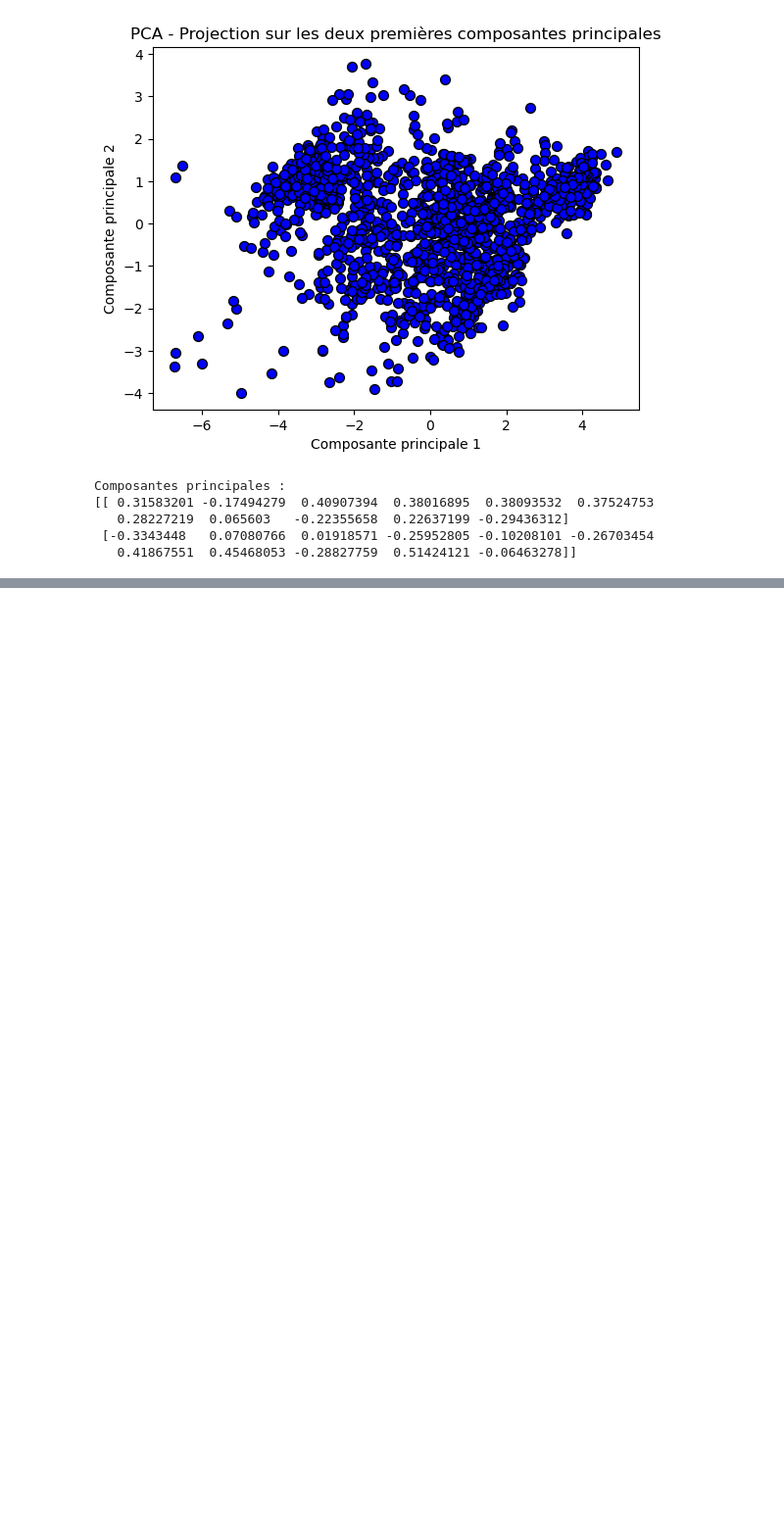
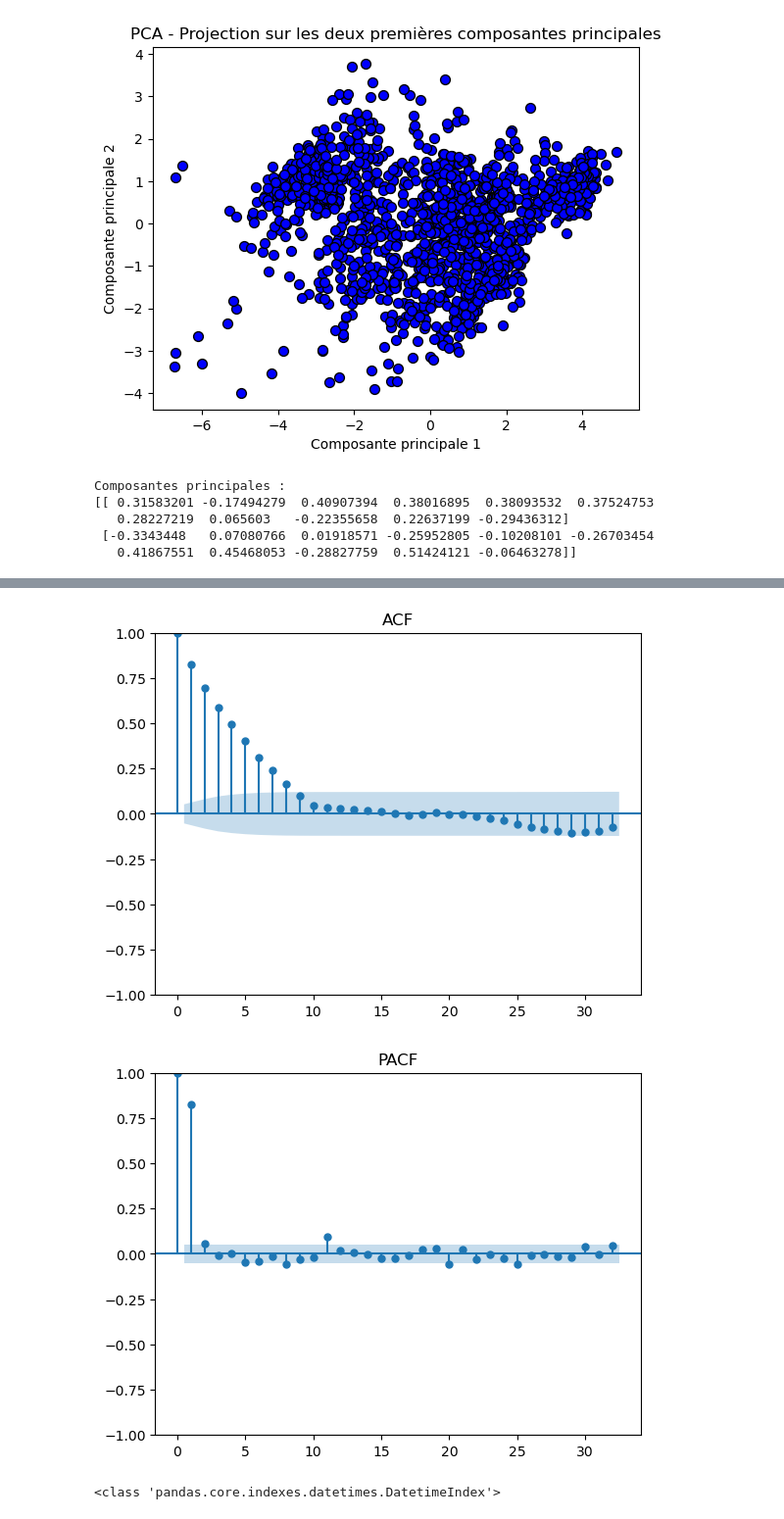
Before and after one commit to FerreJulien/Git-Analyse_du_bien_etre, a Jupyter notebook: Projets/Analyse bien etre_Anne.ipynb, the cells around one changed output, grey strips where cells are left out. Shown at 98% size. Saved outputs shown, nothing was run; the diff lists cells and outputs as text; code cells hidden in the pictures; blank space fills up the shorter version.

```diff
--- a/Projets/Analyse bien etre_Anne.ipynb
+++ b/Projets/Analyse bien etre_Anne.ipynb
@@ -749,0 +817,19 @@ Composantes principales :
+# %%
+plot_acf(serie.dropna())
+plt.title('ACF')
+plt.show()
+
+plot_pacf(serie.dropna())
+plt.title('PACF')
+plt.show()
+# %% [output]
+[figure, added]
+[figure, added]
+# %%
+# Assurez-vous que l'index est de type DatetimeIndex
+df.index = pd.to_datetime(df.index)
+
+# Vérifiez le type d'index
+print(type(df.index))
+# %% [output]
+<class 'pandas.core.indexes.datetimes.DatetimeIndex'>
```
Also changed, not shown: parts of 12 cells of this notebook.
